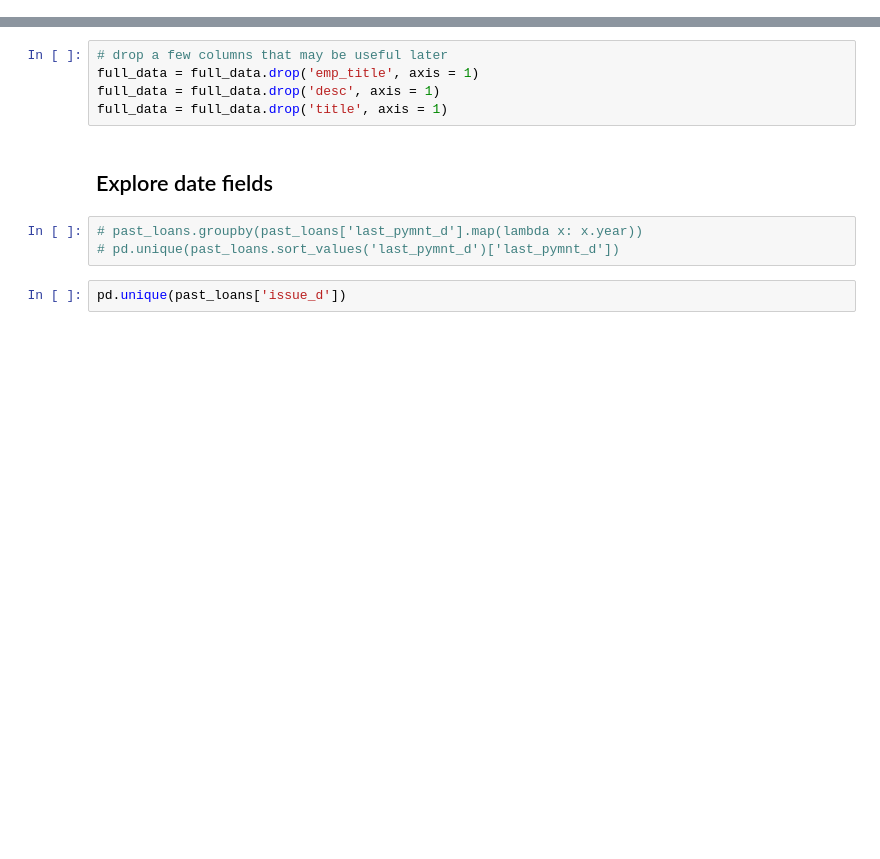
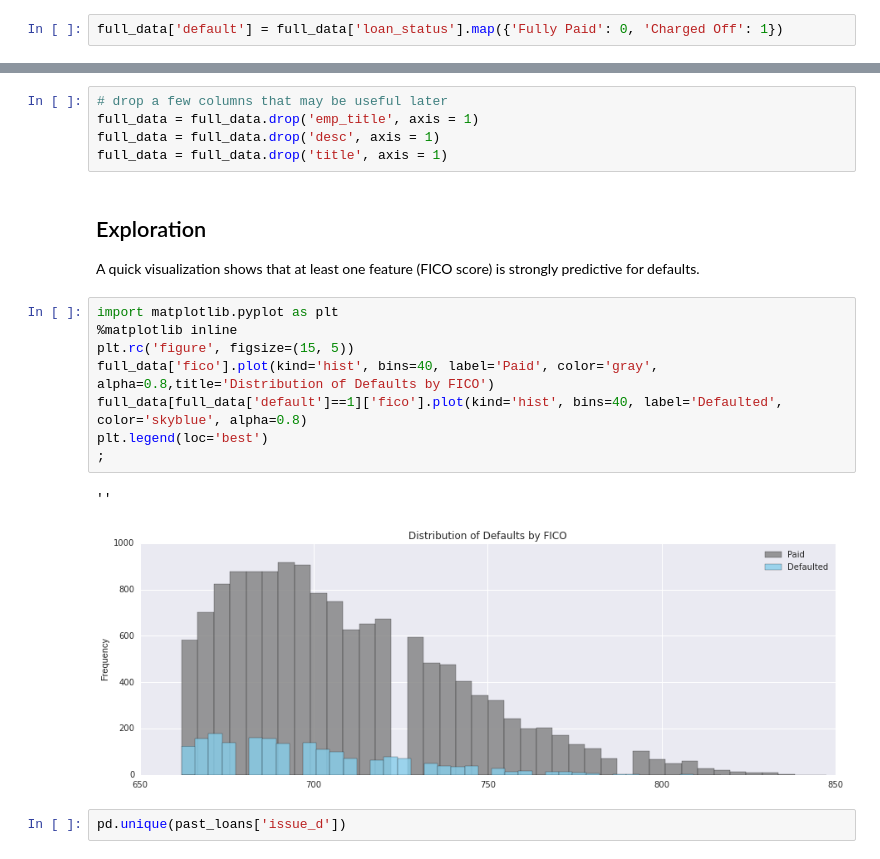
Before and after one commit to mschoeffler1/ds_portfolio, a Jupyter notebook: lending_club/LendingClub.ipynb, the cells around one changed output, grey strips where cells are left out. Cells and saved outputs as stored; diff of their text form; blank space fills up the shorter version.

Commit message:
added visual

```diff
--- a/lending_club/LendingClub.ipynb
+++ b/lending_club/LendingClub.ipynb
@@ -348,6 +348,8 @@ full_data = pd.concat([full_data, pd.get_dummies(full_data['verification_status'
     ['verification_status'], axis = 1)
 full_data = pd.concat([full_data, pd.get_dummies(full_data['purpose']).drop(['other'], axis = 1)], axis=1).drop(
     ['purpose'], axis = 1)
+# %%
+full_data['default'] = full_data['loan_status'].map({'Fully Paid': 0, 'Charged Off': 1})
 # %%
 # drop columns that have been mapped
 #full_data = full_data.drop('sub_grade', axis = 1)
@@ -358,11 +360,20 @@ full_data = pd.concat([full_data, pd.get_dummies(full_data['purpose']).drop(['ot
 full_data = full_data.drop('emp_title', axis = 1)
 full_data = full_data.drop('desc', axis = 1)
 full_data = full_data.drop('title', axis = 1)
-# %% [markdown]
-## Explore date fields
-# %%
-# past_loans.groupby(past_loans['last_pymnt_d'].map(lambda x: x.year))
-# pd.unique(past_loans.sort_values('last_pymnt_d')['last_pymnt_d'])
+# %% [markdown]
+## Exploration
+A quick visualization shows that at least one feature (FICO score) is strongly predictive for defaults.
+# %%
+import matplotlib.pyplot as plt
+%matplotlib inline
+plt.rc('figure', figsize=(15, 5))
+full_data['fico'].plot(kind='hist', bins=40, label='Paid', color='gray', alpha=0.8,title='Distribution of Defaults by FICO')
+full_data[full_data['default']==1]['fico'].plot(kind='hist', bins=40, label='Defaulted', color='skyblue', alpha=0.8)
+plt.legend(loc='best')
+;
+# %% [output]
+''
+[figure, added]
 # %%
 pd.unique(past_loans['issue_d'])
 # %% [output]
```
